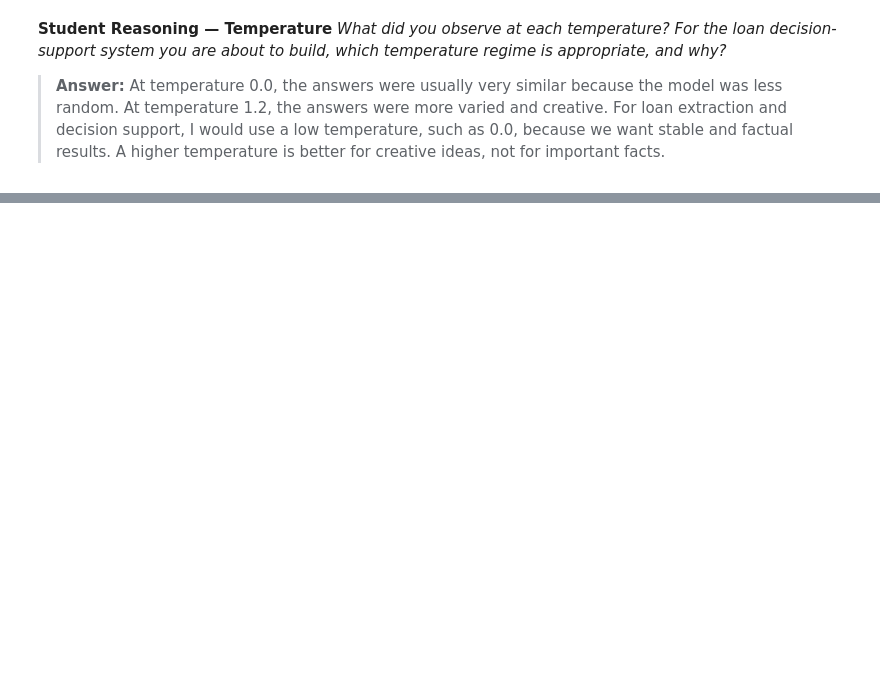
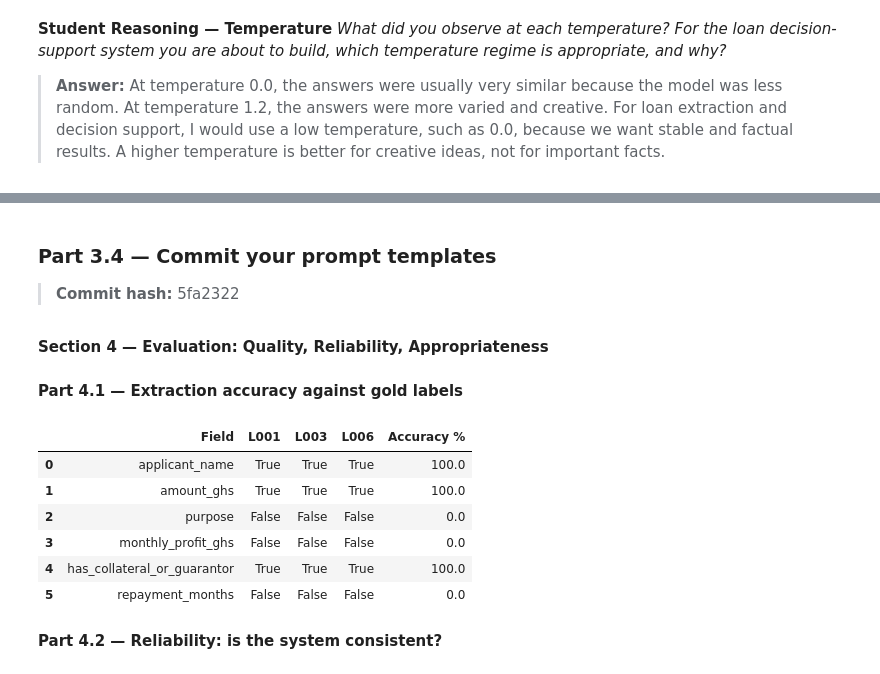
Before and after one commit to Rems-dev1/lab-4-llm-decision-support, a Jupyter notebook: lab4.ipynb, the cells around one changed output, grey strips where cells are left out. Saved outputs shown, nothing was run; the diff lists cells and outputs as text; code cells hidden in the pictures; blank space fills up the shorter version.

Commit message:
Evaluation: Quality, Reliability, Appropriateness

```diff
--- a/lab4.ipynb
+++ b/lab4.ipynb
@@ -141,0 +458,53 @@ Temperature = 0.0
+# %% [markdown]
+### Part 3.4 — Commit your prompt templates
+
+
+> **Commit hash:** 5fa2322
+# %% [markdown]
+
+**Section 4 — Evaluation: Quality, Reliability, Appropriateness**
+# %% [markdown]
+
+**Part 4.1 — Extraction accuracy against gold labels**
+# %%
+# TODO: For the three letters in GOLD, compare your extracted DataFrame to the gold values field by field.
+results_table = []
+fields_to_check = ["applicant_name", "amount_ghs", "purpose", "monthly_profit_ghs", "has_collateral_or_guarantor", "repayment_months"]
+
+for field in fields_to_check:
+    row = {"Field": field, "L001": False, "L003": False, "L006": False}
+    correct_matches = 0
+
+    for letter_id in ["L001", "L003", "L006"]:
+        # What our AI found
+        extracted_val = df.loc[df['Letter_ID'] == letter_id, field].values[0]
+        # The correct answer
+        gold_val = GOLD[letter_id][field]
+
+        # We do string comparisons just in case there are minor type differences
+        if str(extracted_val).lower() == str(gold_val).lower():
+            row[letter_id] = True
+            correct_matches += 1
+        # For strings like 'purpose', exact match is hard, so we check if the words are inside
+        elif field == "purpose" and str(extracted_val).lower() in str(gold_val).lower():
+            row[letter_id] = True
+            correct_matches += 1
+
+    # Calculate percentage
+    row["Accuracy %"] = round((correct_matches / 3) * 100, 2)
+    results_table.append(row)
+
+# TODO: Display a small table: rows = fields, columns = L001 / L003 / L006 / accuracy.
+accuracy_df = pd.DataFrame(results_table)
+display(accuracy_df)
+# %% [output]
+|  | Field | L001 | L003 | L006 | Accuracy % |
+| 0 | applicant_name | True | True | True | 100.0 |
+| 1 | amount_ghs | True | True | True | 100.0 |
+| 2 | purpose | False | False | False | 0.0 |
+| 3 | monthly_profit_ghs | False | False | False | 0.0 |
+| 4 | has_collateral_or_guarantor | True | True | True | 100.0 |
+| 5 | repayment_months | False | False | False | 0.0 |
+# %% [markdown]
+
+**Part 4.2 — Reliability: is the system consistent?**
```
Also changed, not shown: parts of 19 cells of this notebook.
